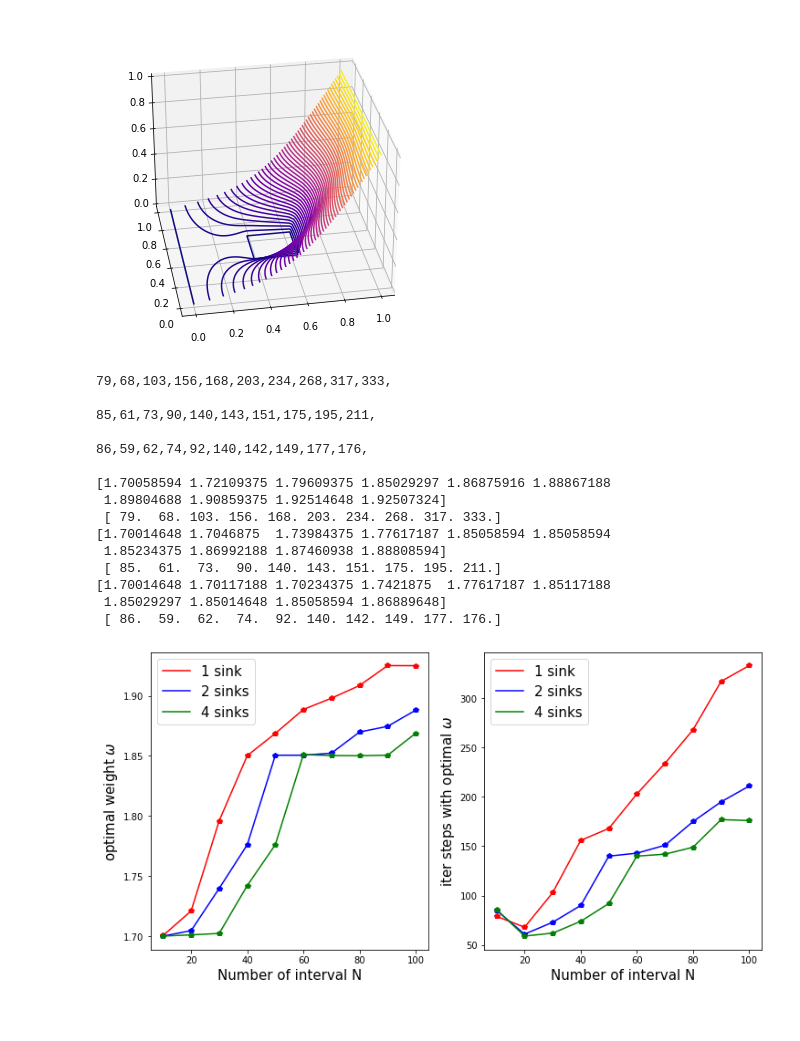
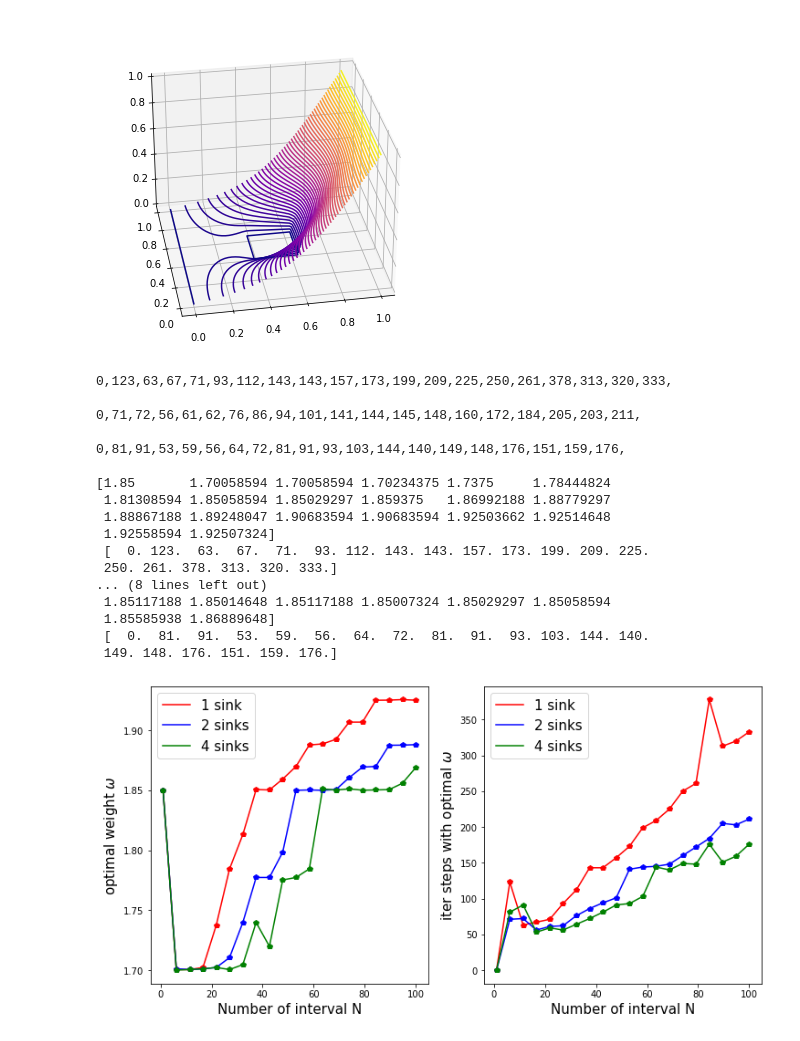
Before and after one commit to Alex-notmyname/MSC-Computational-Science, a Jupyter notebook: Scientific_Computing/Set 1 report/Exercise_1_3.ipynb, the cells around one changed output. Cells and saved outputs as stored; diff of their text form; code cells hidden in the pictures.

```diff
--- a/Scientific_Computing/Set 1 report/Exercise_1_3.ipynb
+++ b/Scientific_Computing/Set 1 report/Exercise_1_3.ipynb
@@ -188,7 +188,7 @@ def sink_detector(i, j, num=0, length=None, lower_bound=0, upper_bound=1):
 
     return passcheck
 # %%
-def implement_sor(max_ite=5000, w=1.8, e=1e-5, N=50, num=0, length=None):
+def implement_sor(max_ite=5000, w=1.8, e=1e-5, N=50, num=0, length=0):
     ##########################################################
     # Initialize valuse
     max_ite = max_ite
@@ -340,7 +340,7 @@ plt.show()
 # %% [markdown]
 ### Define optimizor
 # %%
-def optimize_sor(lower_bound=1.7, upper_bound=2, N=50, max_ite=5000, e=1e-5, num=0, length=None):
+def optimize_sor(lower_bound=1.7, upper_bound=2, N=50, max_ite=5000, e=1e-5, num=0, length=0):
     a = lower_bound
     b = upper_bound
     check = 0
@@ -382,7 +382,7 @@ def optimize_sor(lower_bound=1.7, upper_bound=2, N=50, max_ite=5000, e=1e-5, num
 # %% [markdown]
 ### Optimize with different N
 # %%
-def optimize_experiment(lower_bound=10, upper_bound=100, n_interval=10, num=0, length=None):
+def optimize_experiment(lower_bound=10, upper_bound=100, n_interval=10, num=0, length=0):
     N_value = np.linspace(lower_bound, upper_bound, n_interval)
     optimal_step = np.zeros(len(N_value))
     optimal_w = np.zeros(len(N_value))
@@ -471,60 +489,64 @@ axt.view_init(30, -100)
 # %%
 l = 0.25
 if __name__ == '__main__':
-    N_1, opt_w_1, opt_step_1 = optimize_experiment(num=1, length=l)
+    N_1, opt_w_1, opt_step_1 = optimize_experiment(lower_bound=1, upper_bound=100, n_interval=20, num=1, length=l)
     print('\n')
-    N_2, opt_w_2, opt_step_2 = optimize_experiment(num=2, length=l)
+    N_2, opt_w_2, opt_step_2 = optimize_experiment(lower_bound=1, upper_bound=100, n_interval=20, num=2, length=l)
     print('\n')
-    N_4, opt_w_4, opt_step_4 = optimize_experiment(num=4, length=l)
+    N_4, opt_w_4, opt_step_4 = optimize_experiment(lower_bound=1, upper_bound=100, n_interval=20, num=4, length=l)
     print('\n')
 
 print(opt_w_1, '\n', opt_step_1)
 print(opt_w_2, '\n', opt_step_2)
 print(opt_w_4, '\n', opt_step_4)
 # %% [output]
-79,68,103,156,168,203,234,268,317,333,
+0,123,63,67,71,93,112,143,143,157,173,199,209,225,250,261,378,313,320,333,
 
-85,61,73,90,140,143,151,175,195,211,
+0,71,72,56,61,62,76,86,94,101,141,144,145,148,160,172,184,205,203,211,
 
-86,59,62,74,92,140,142,149,177,176,
+0,81,91,53,59,56,64,72,81,91,93,103,144,140,149,148,176,151,159,176,
 
-[1.70058594 1.72109375 1.79609375 1.85029297 1.86875916 1.88867188
- 1.89804688 1.90859375 1.92514648 1.92507324]
- [ 79.  68. 103. 156. 168. 203. 234. 268. 317. 333.]
-[1.70014648 1.7046875  1.73984375 1.77617187 1.85058594 1.85058594
- 1.85234375 1.86992188 1.87460938 1.88808594]
- [ 85.  61.  73.  90. 140. 143. 151. 175. 195. 211.]
-[1.70014648 1.70117188 1.70234375 1.7421875  1.77617187 1.85117188
- 1.85029297 1.85014648 1.85058594 1.86889648]
- [ 86.  59.  62.  74.  92. 140. 142. 149. 177. 176.]
+[1.85       1.70058594 1.70058594 1.70234375 1.7375     1.78444824
+ 1.81308594 1.85058594 1.85029297 1.859375   1.86992188 1.88779297
+ 1.88867188 1.89248047 1.90683594 1.90683594 1.92503662 1.92514648
+ 1.92558594 1.92507324]
+ [  0. 123.  63.  67.  71.  93. 112. 143. 143. 157. 173. 199. 209. 225.
+ 250. 261. 378. 313. 320. 333.]
+... (8 lines left out)
+ 1.85117188 1.85014648 1.85117188 1.85007324 1.85029297 1.85058594
+ 1.85585938 1.86889648]
+ [  0.  81.  91.  53.  59.  56.  64.  72.  81.  91.  93. 103. 144. 140.
+ 149. 148. 176. 151. 159. 176.]
 # %%
+N_value = np.linspace(1, 100, 20)
+
 fig6, ax7 = plt.subplots(1, 2)
 plt.rcParams['figure.figsize'] = (12, 6)
 
 ax7[0].plot(N_value, opt_w_1, 'r', label='1 sink')
 ax7[0].plot(N_value, opt_w_1, 'rp')
 ax7[0].plot(N_value, opt_w_2, 'b', label='2 sinks')
 ax7[0].plot(N_value, opt_w_2, 'bp')
 ax7[0].plot(N_value, opt_w_4, 'g', label='4 sinks')
 ax7[0].plot(N_value, opt_w_4, 'gp')
 
 ax7[0].set(xlabel='Number of interval N', ylabel=r'optimal weight $\omega$')
 ax7[0].xaxis.label.set_size(15)
 ax7[0].yaxis.label.set_size(15)
 ax7[0].legend(fontsize=15)
 
 ax7[1].plot(N_value, opt_step_1, 'r', label='1 sink')
 ax7[1].plot(N_value, opt_step_1, 'rp')
 ax7[1].plot(N_value, opt_step_2, 'b', label='2 sinks')
 ax7[1].plot(N_value, opt_step_2, 'bp')
 ax7[1].plot(N_value, opt_step_4, 'g', label='4 sinks')
 ax7[1].plot(N_value, opt_step_4, 'gp')
 
 ax7[1].set(xlabel='Number of interval N', ylabel=r'iter steps with optimal $\omega$')
 ax7[1].xaxis.label.set_size(15)
 ax7[1].yaxis.label.set_size(15)
 ax7[1].legend(fontsize=15)
 
 plt.show()
 # %% [output]
-[figure, old version]
+[figure, new version]
```
Also changed, not shown: parts of 3 cells of this notebook.
